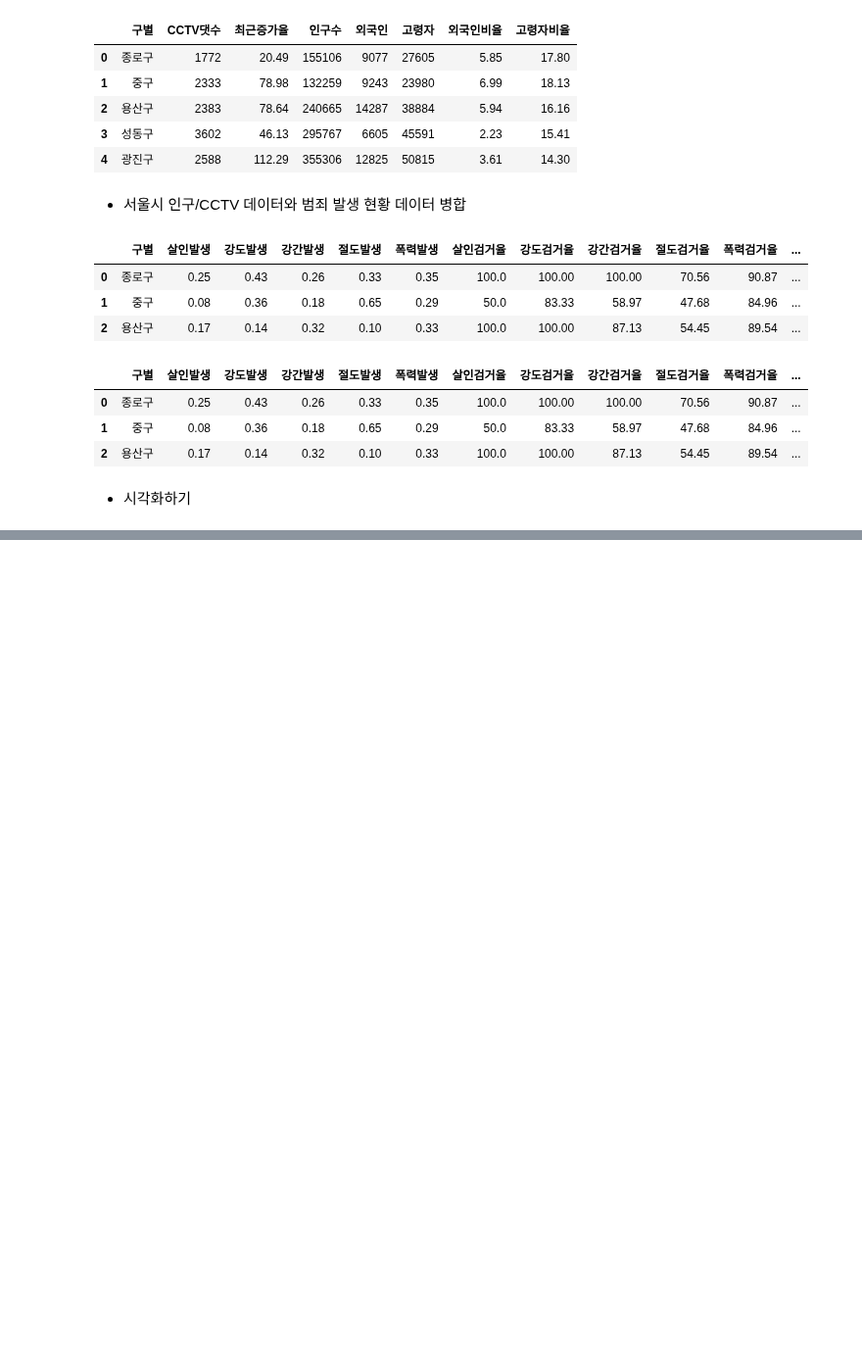
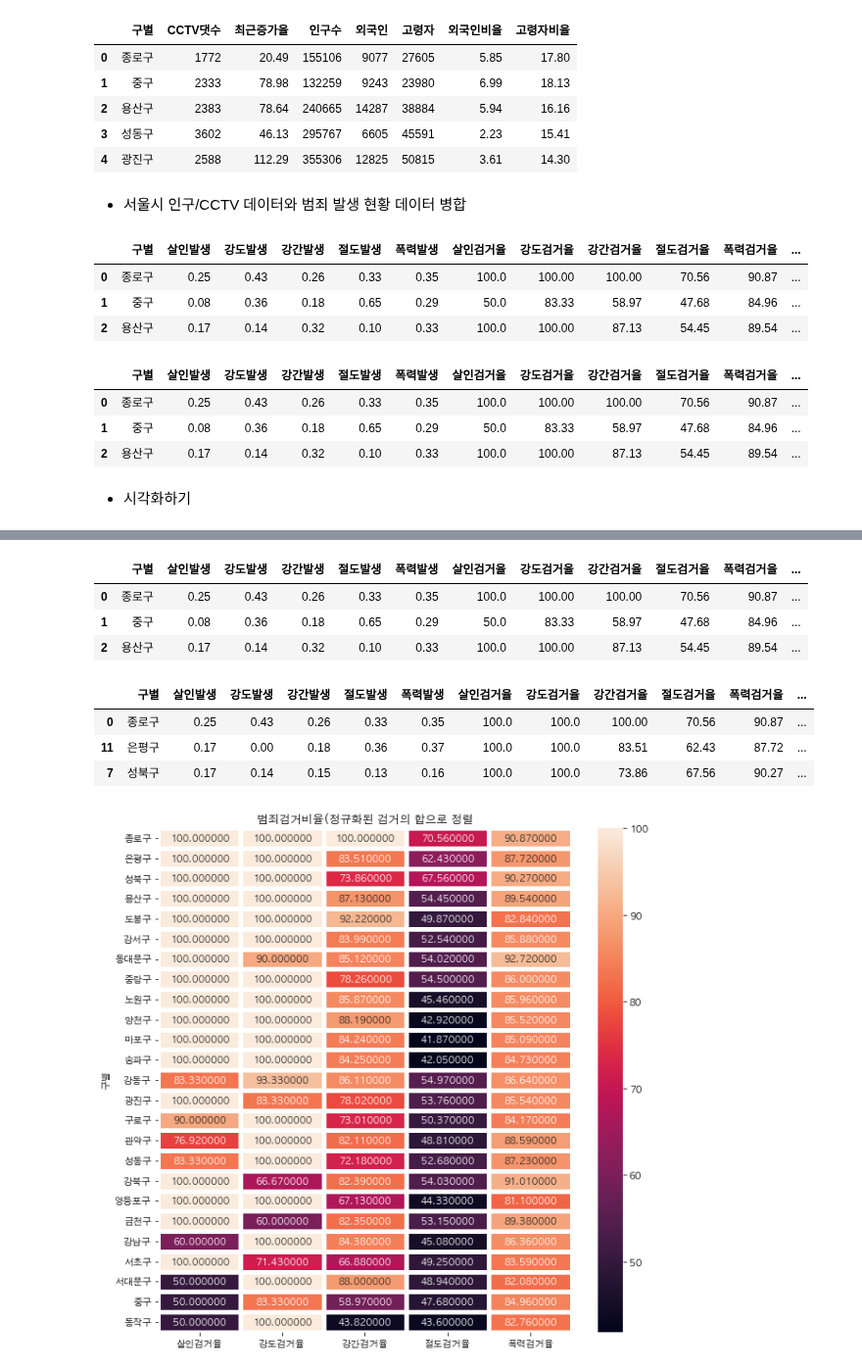
Before and after one commit to saemsaemoo/MachineLearning-2021-12, a Jupyter notebook: 13.보강/11.서울시범죄.ipynb, the cells around one changed output, grey strips where cells are left out. Shown at 98% size. Saved outputs shown, nothing was run; the diff lists cells and outputs as text; code cells hidden in the pictures; blank space fills up the shorter version.

```diff
--- a/13.보강/11.서울시범죄.ipynb
+++ b/13.보강/11.서울시범죄.ipynb
@@ -157,0 +159,29 @@ sns.pairplot(cdf, vars=['강도발생', '살인발생', '폭력발생'], kind='r
+# %%
+# 히트맵
+x = scaler.fit_transform(cdf['검거'].values.reshape(-1,1))
+cdf['검거'] = np.round(x[:,0]*100, 2)
+# cdf.set_index('구별', inplace=True) -> 이거 넣으면 cdf_sort.set_index('구별', inplace=True) 밑에서 이거 안해도 됨
+cdf.head(3)
+# %% [output]
+|  | 구별 | 살인발생 | 강도발생 | 강간발생 | 절도발생 | 폭력발생 | 살인검거율 | 강도검거율 | 강간검거율 | 절도검거율 | 폭력검거율 | ... |
+| 0 | 종로구 | 0.25 | 0.43 | 0.26 | 0.33 | 0.35 | 100.0 | 100.00 | 100.00 | 70.56 | 90.87 | ... |
+| 1 | 중구 | 0.08 | 0.36 | 0.18 | 0.65 | 0.29 | 50.0 | 83.33 | 58.97 | 47.68 | 84.96 | ... |
+| 2 | 용산구 | 0.17 | 0.14 | 0.32 | 0.10 | 0.33 | 100.0 | 100.00 | 87.13 | 54.45 | 89.54 | ... |
+# %%
+cdf_sort = cdf.sort_values(by='검거', ascending=False)
+cdf_sort.head(3)
+# %% [output]
+|  | 구별 | 살인발생 | 강도발생 | 강간발생 | 절도발생 | 폭력발생 | 살인검거율 | 강도검거율 | 강간검거율 | 절도검거율 | 폭력검거율 | ... |
+| 0 | 종로구 | 0.25 | 0.43 | 0.26 | 0.33 | 0.35 | 100.0 | 100.0 | 100.00 | 70.56 | 90.87 | ... |
+| 11 | 은평구 | 0.17 | 0.00 | 0.18 | 0.36 | 0.37 | 100.0 | 100.0 | 83.51 | 62.43 | 87.72 | ... |
+| 7 | 성북구 | 0.17 | 0.14 | 0.15 | 0.13 | 0.16 | 100.0 | 100.0 | 73.86 | 67.56 | 90.27 | ... |
+# %%
+target_col = '살인검거율	강도검거율	강간검거율	절도검거율	폭력검거율'.split()
+cdf_sort.set_index('구별', inplace=True)
+
+plt.figure(figsize=(10,10))
+sns.heatmap(cdf_sort[target_col], annot=True, fmt='f', linewidths=5)
+plt.title('범죄검거비율(정규화된 검거의 합으로 정렬')
+plt.show()
+# %% [output]
+[figure, added]
```
Also changed, not shown: parts of 13 cells of this notebook, 3 other files.
